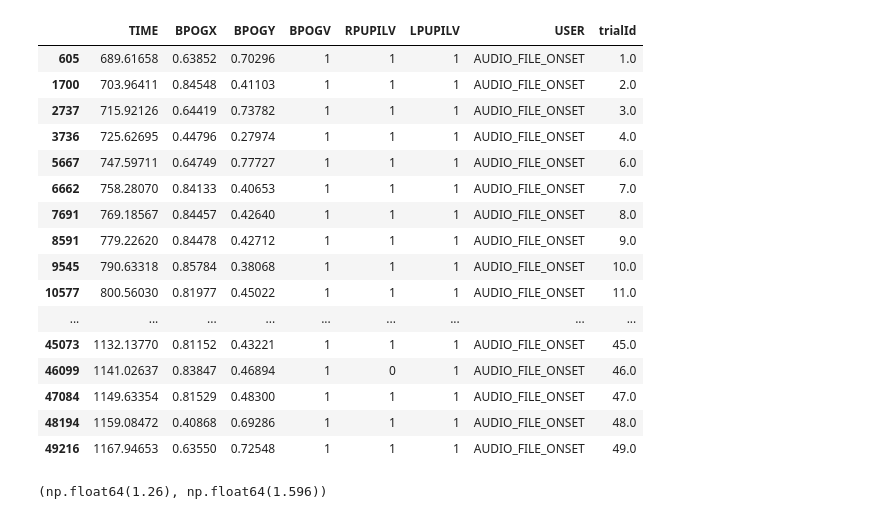
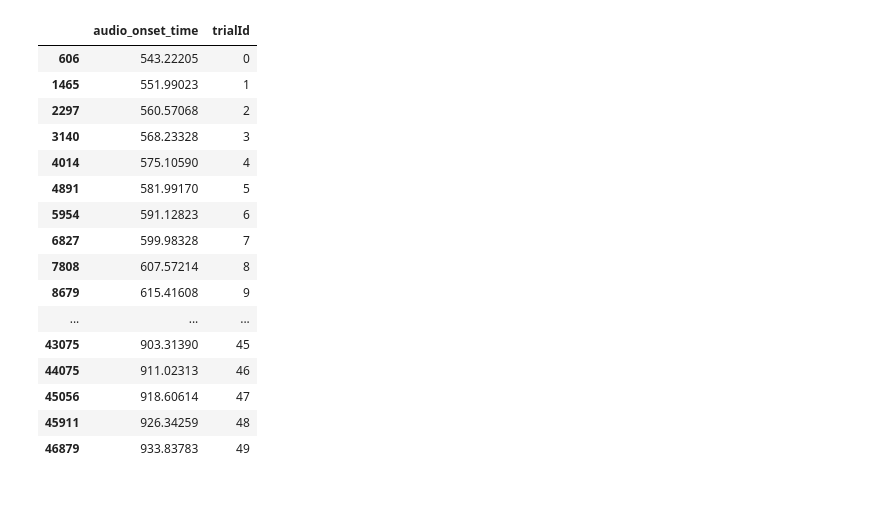
Before and after one commit to JonathanTheDuck/et26_VisualWorldParadigm, a Jupyter notebook: 02_analytics/human_predictions/human_pipeline.ipynb, the cells around one changed output. Cells and saved outputs as stored; diff of their text form; code cells hidden in the pictures.

```diff
--- a/02_analytics/human_predictions/human_pipeline.ipynb
+++ b/02_analytics/human_predictions/human_pipeline.ipynb
@@ -1,14 +1,21 @@
 # %%
 import pandas as pd
 #importing all relevant files :)
-path="../../01_experiment/recordings/21_06_26_lab/"
-part_df=pd.read_csv(path+"m.csv")
-gazeSamples_df=pd.read_table(path+"m.tsv")
+subjectnr=4
+groupNr=subjectnr %8+1
+
+path="../../01_experiment/recordings/validParticipants/"
+path_info="../../01_experiment/stimuli/creatingDataStructure/participant_groups_8/participant_group"+str(groupNr)+".csv"
+part_df_tmp=pd.read_csv(path+"subject-"+str(subjectnr)+".csv")
+gazeSamples_df=pd.read_table(path+"subject-"+str(subjectnr)+".tsv")
 gazeSamples_df_reduced=gazeSamples_df[["TIME","BPOGX","BPOGY","BPOGV","USER"]]
 gazeSamples_df.columns
 
-annotationPath="../../01_experiment/stimuli/annotation_audiov1.csv"
+group_df=pd.read_csv(path_info)
+
+annotationPath="../../01_experiment/stimuli/annotation_audiov2.csv"
 annotation_df=pd.read_csv(annotationPath)
+
 annotation_df
 # %% [output]
 |  | id | word | SentenceRole | WordRole | start | end | sentence |
@@ -93,28 +63,28 @@ samples_valid
 # %%
 #before we continue we should add trial numbers to the gaze samples starting with 1
 #the construct of this cell was created with gpt:
-is_start = samples_valid["USER"].eq("START_TRIAL")
-is_stop = samples_valid["USER"].eq("STOP_TRIAL")
+is_start = gazeSamples_df_reduced["USER"].eq("START_TRIAL")
+is_stop = gazeSamples_df_reduced["USER"].eq("STOP_TRIAL")
 
 inside = False
-current_id = 0
+current_id = -1
 ids = []
 
 for start, stop in zip(is_start, is_stop):
     if start:
         inside = True
         current_id += 1
-
-    ids.append(current_id if inside else None)
+    #using str here to make merging easier later
+    ids.append(str(current_id) if inside else None)
 
     if stop:
         inside = False
 
-samples_valid["trialId"] = ids
+gazeSamples_df_reduced["trialId"] = ids
 
 # Alles außerhalb eines Intervalls entfernen
-samples_valid_onlyTrials = samples_valid[samples_valid["trialId"].notna()]
-samples_valid_onlyTrials
+samples_onlyTrials = gazeSamples_df_reduced[gazeSamples_df_reduced["trialId"].notna()]
+samples_onlyTrials
 
 
 #sanity checking: correct :) all ids are moving up in correct range
@@ -228,28 +198,32 @@ plt.show()
 # %%
 #for this we cretae a helper dataframe that saves a collection of all audio offset recordings for each trial:
-offsetsAudioFiles=samples_valid_onlyTrials[samples_valid_onlyTrials["USER"]=="AUDIO_FILE_ONSET"]["TIME","USER","trialId"]
-timeIntervalls=offsetsAudioFiles["VERB_ONSET_TIME"]
+onsetsetsAudioFiles=samples_onlyTrials[samples_onlyTrials["USER"]=="AUDIO_FILE_ONSET_LOG"]
+onsetsetsAudioFiles.rename(columns={"TIME":"audio_onset_time"},inplace=True)
+onsetsetsAudioFiles=onsetsetsAudioFiles[["audio_onset_time","trialId"]]
+
+onsetsetsAudioFiles
 # %% [output]
-|  | TIME | BPOGX | BPOGY | BPOGV | RPUPILV | LPUPILV | USER | trialId |
-| 605 | 689.61658 | 0.63852 | 0.70296 | 1 | 1 | 1 | AUDIO_FILE_ONSET | 1.0 |
-| 1700 | 703.96411 | 0.84548 | 0.41103 | 1 | 1 | 1 | AUDIO_FILE_ONSET | 2.0 |
-| 2737 | 715.92126 | 0.64419 | 0.73782 | 1 | 1 | 1 | AUDIO_FILE_ONSET | 3.0 |
-| 3736 | 725.62695 | 0.44796 | 0.27974 | 1 | 1 | 1 | AUDIO_FILE_ONSET | 4.0 |
-| 5667 | 747.59711 | 0.64749 | 0.77727 | 1 | 1 | 1 | AUDIO_FILE_ONSET | 6.0 |
-| 6662 | 758.28070 | 0.84133 | 0.40653 | 1 | 1 | 1 | AUDIO_FILE_ONSET | 7.0 |
-| 7691 | 769.18567 | 0.84457 | 0.42640 | 1 | 1 | 1 | AUDIO_FILE_ONSET | 8.0 |
-| 8591 | 779.22620 | 0.84478 | 0.42712 | 1 | 1 | 1 | AUDIO_FILE_ONSET | 9.0 |
-| 9545 | 790.63318 | 0.85784 | 0.38068 | 1 | 1 | 1 | AUDIO_FILE_ONSET | 10.0 |
-| 10577 | 800.56030 | 0.81977 | 0.45022 | 1 | 1 | 1 | AUDIO_FILE_ONSET | 11.0 |
-| ... | ... | ... | ... | ... | ... | ... | ... | ... |
-| 45073 | 1132.13770 | 0.81152 | 0.43221 | 1 | 1 | 1 | AUDIO_FILE_ONSET | 45.0 |
-| 46099 | 1141.02637 | 0.83847 | 0.46894 | 1 | 0 | 1 | AUDIO_FILE_ONSET | 46.0 |
-| 47084 | 1149.63354 | 0.81529 | 0.48300 | 1 | 1 | 1 | AUDIO_FILE_ONSET | 47.0 |
-| 48194 | 1159.08472 | 0.40868 | 0.69286 | 1 | 1 | 1 | AUDIO_FILE_ONSET | 48.0 |
-| 49216 | 1167.94653 | 0.63550 | 0.72548 | 1 | 1 | 1 | AUDIO_FILE_ONSET | 49.0 |
+|  | audio_onset_time | trialId |
+| 606 | 543.22205 | 0 |
+| 1465 | 551.99023 | 1 |
+| 2297 | 560.57068 | 2 |
+| 3140 | 568.23328 | 3 |
+| 4014 | 575.10590 | 4 |
+| 4891 | 581.99170 | 5 |
+| 5954 | 591.12823 | 6 |
+| 6827 | 599.98328 | 7 |
+| 7808 | 607.57214 | 8 |
+| 8679 | 615.41608 | 9 |
+| ... | ... | ... |
+| 43075 | 903.31390 | 45 |
+| 44075 | 911.02313 | 46 |
+| 45056 | 918.60614 | 47 |
+| 45911 | 926.34259 | 48 |
+| 46879 | 933.83783 | 49 |
 # %%
 
 #helper function to retrive timestamps for specific stimulinr, restr/notrestrictive
+
 def getTS(stimulus_id, restrictive):
     df=annotation_df[annotation_df["id"]==stimulus_id]
     if restrictive:
@@ -271,5 +245,3 @@ def getTS(stimulus_id, restrictive):
 
 #sanity check: for time frame in sentence one restrictive version:
 #print(getTS(0, True))
-# %% [output]
-(np.float64(1.26), np.float64(1.596))
```
Also changed, not shown: parts of 9 cells of this notebook.
